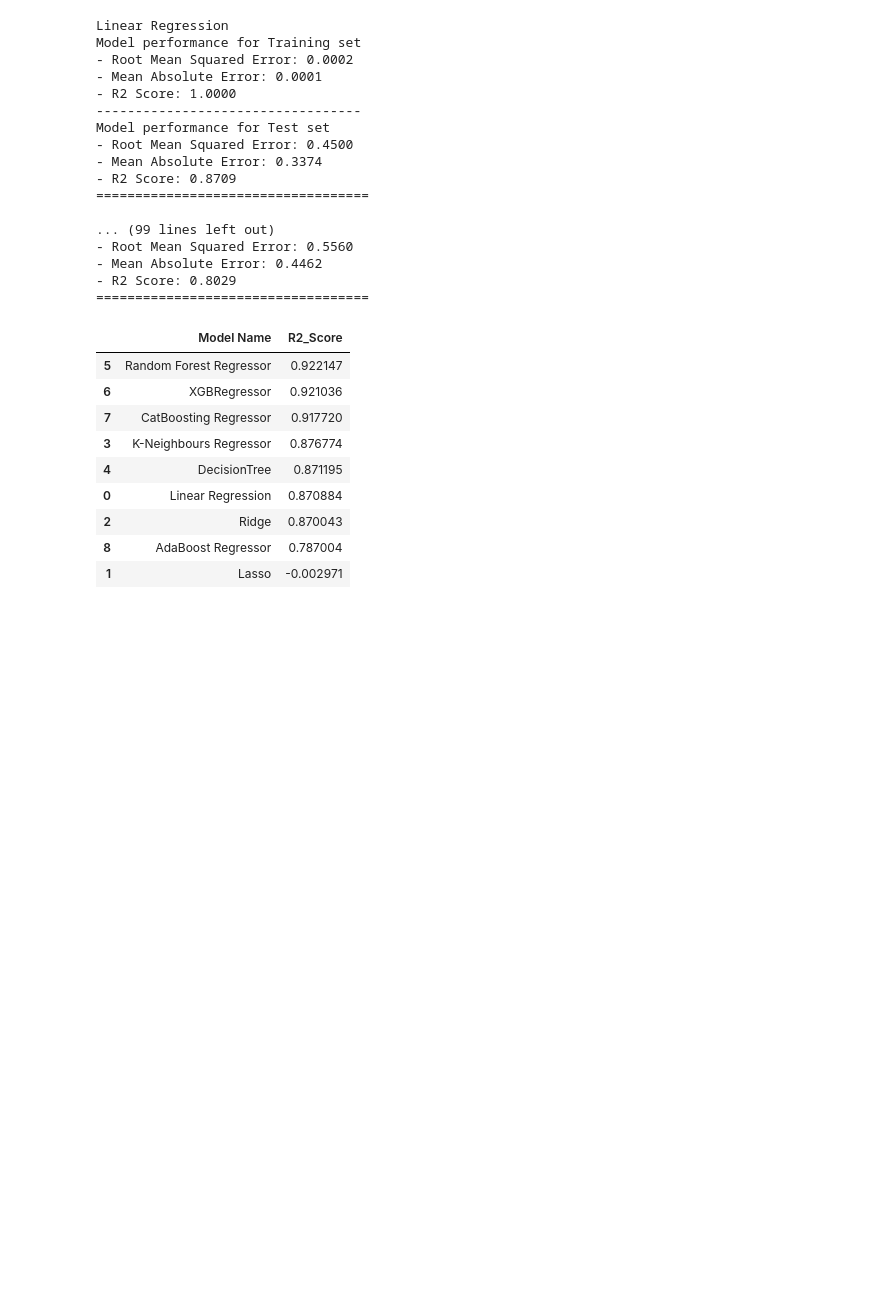
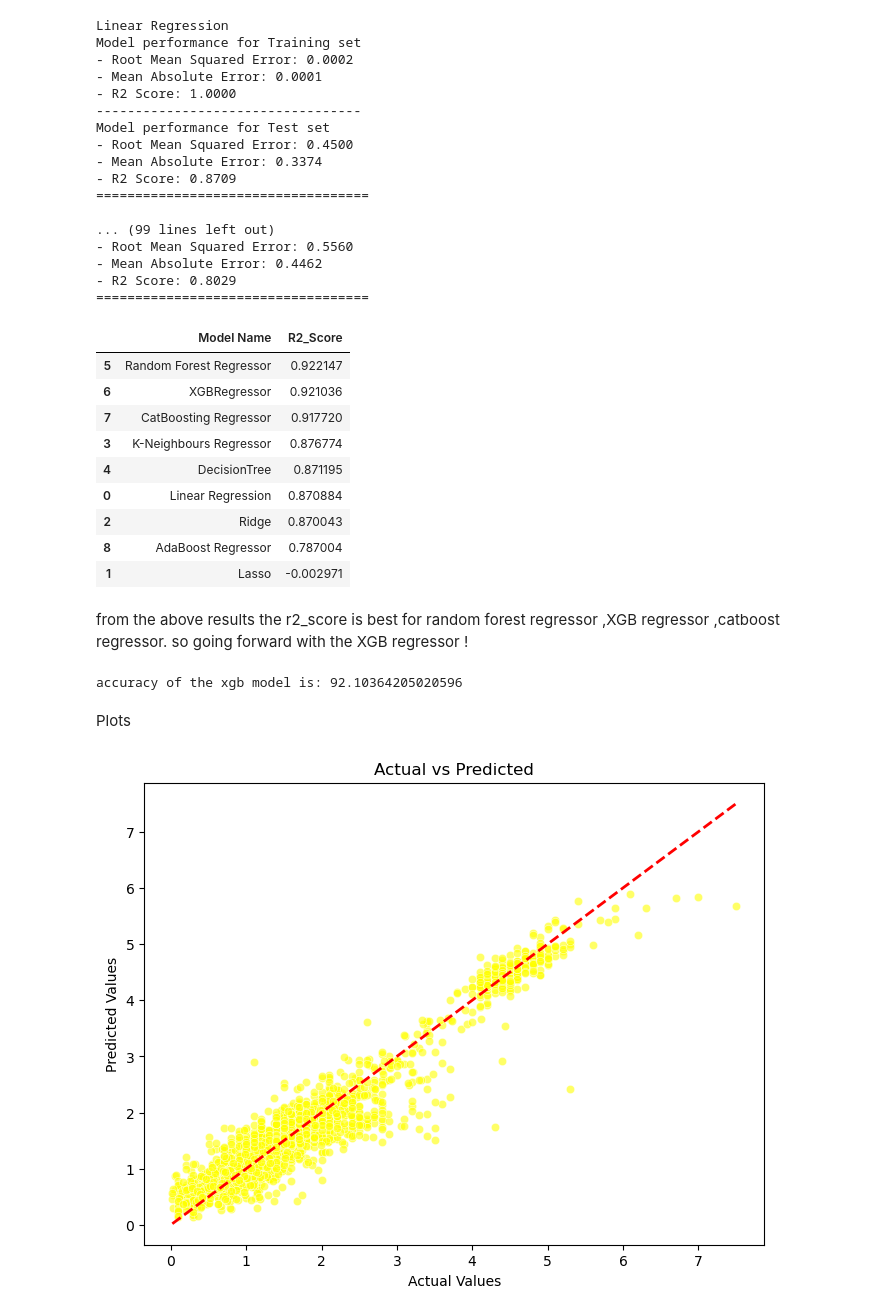
Before and after one commit to Sahil-Dev404/DBSCAN-Uni-Project, a Jupyter notebook: NoteBooks/model_training_pipeline.ipynb, the cells around one changed output. Drawn from its saved outputs; the diff is of its cells as text; code cells hidden in the pictures; blank space fills up the shorter version.

```diff
--- a/NoteBooks/model_training_pipeline.ipynb
+++ b/NoteBooks/model_training_pipeline.ipynb
@@ -221,3 +221,32 @@ pd.DataFrame(list(zip(model_list,r2_list)),columns=['Model Name','R2_Score']).so
 | 2 | Ridge | 0.870043 |
 | 8 | AdaBoost Regressor | 0.787004 |
 | 1 | Lasso | -0.002971 |
+# %% [markdown]
+from the above results the r2_score is best for random forest regressor ,XGB regressor ,catboost regressor. so going forward with the XGB regressor !
+# %%
+model=XGBRegressor()
+model=model.fit(X_train,y_train)
+y_pred=model.predict(X_test)
+
+score=r2_score(y_test,y_pred)*100
+print('accuracy of the xgb model is:',score)
+# %% [output]
+accuracy of the xgb model is: 92.10364205020596
+# %% [markdown]
+Plots
+# %%
+plt.figure(figsize=(8,6))
+sns.scatterplot(x=y_test, y=y_pred, alpha=0.6 , color='yellow')
+
+lims = [
+    min(min(y_test), min(y_pred)),
+    max(max(y_test), max(y_pred))
+]
+plt.plot(lims, lims, 'r--', linewidth=2, label='Perfect Prediction')
+
+plt.xlabel('Actual Values')
+plt.ylabel('Predicted Values')
+plt.title('Actual vs Predicted')
+plt.show()
+# %% [output]
+[figure, added]
```
Also changed, not shown: parts of 3 cells of this notebook.
